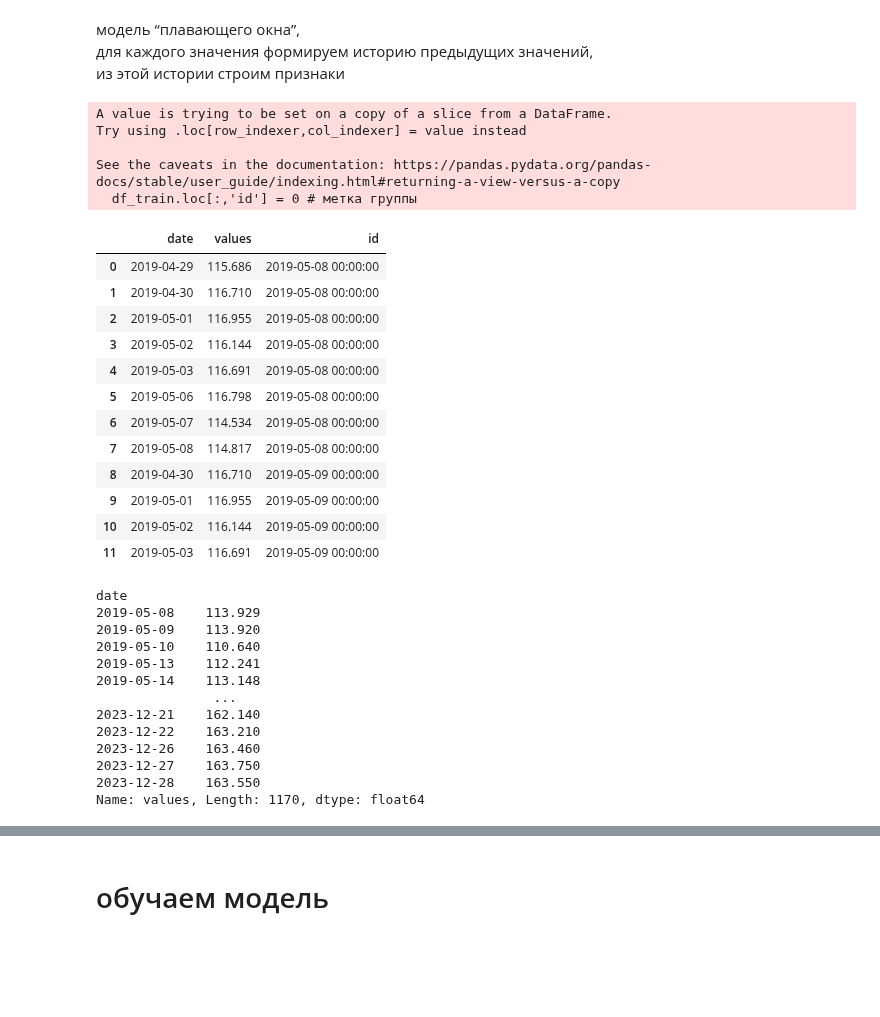
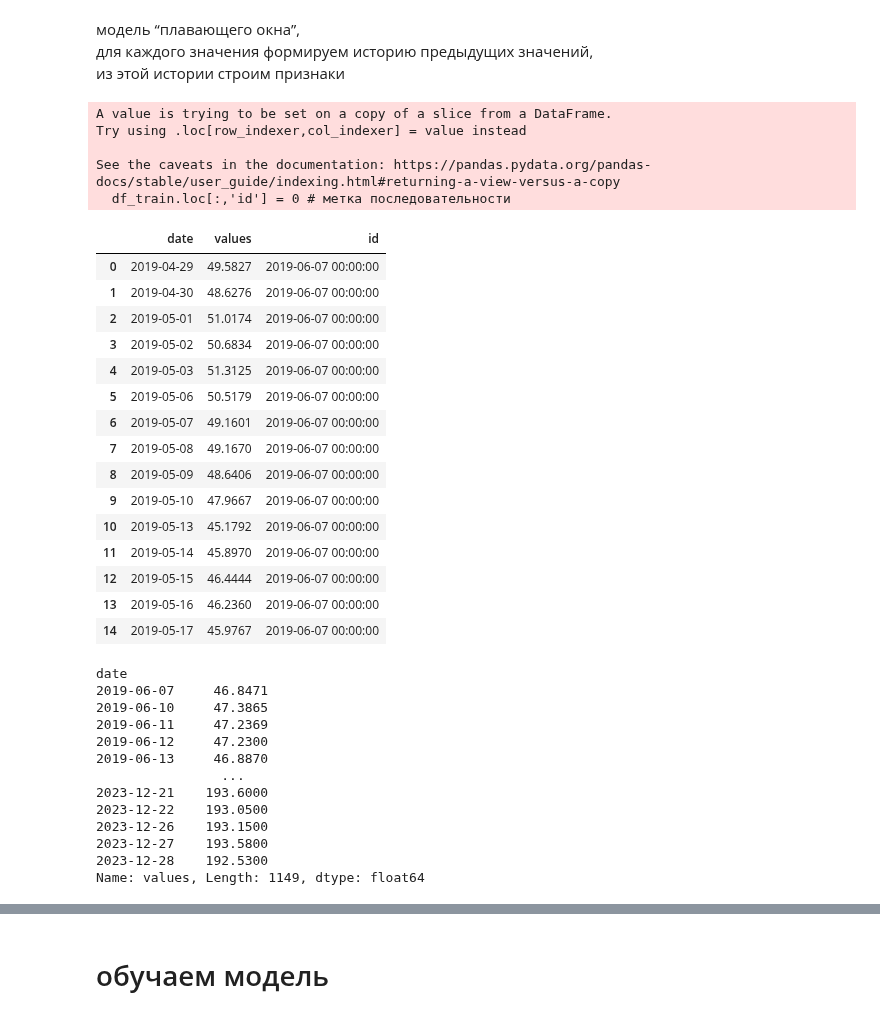
Before and after one commit to mechanoid5/ml_lectorium_2024_I, a Jupyter notebook: examples/22-time-series/03-regr-fet.ipynb, the cells around one changed output, grey strips where cells are left out. Drawn from its saved outputs; the diff is of its cells as text; code cells hidden in the pictures; blank space fills up the shorter version.

```diff
--- a/examples/22-time-series/03-regr-fet.ipynb
+++ b/examples/22-time-series/03-regr-fet.ipynb
@@ -28,11 +28,13 @@ import matplotlib.pyplot as plt
 # Data from Google Finance
 
 from pandas_datareader.data import DataReader
-# df = DataReader("AAPL", "stooq")
+df = DataReader("AAPL", "stooq")
 # df = DataReader("GS", "stooq")
-df = DataReader("IBM", 'stooq').reset_index()
-df = df[['Date','Close']].rename(columns={'Close':'values','Date':'date'})
+#df = DataReader("IBM", 'stooq')
+df = df.reset_index()[['Date','Close']].rename(columns={'Close':'values','Date':'date'})
 df = df.set_index('date').sort_index()
+
+# df = df['values'].rolling(window=7*4).mean().dropna().to_frame().sort_index()
 # %%
 # # monthly totals of a US airline passengers from 1949 to 1960
 # #
@@ -109,65 +125,69 @@ from tsfresh.utilities import dataframe_functions as F
 из этой истории строим признаки
 # %%
 # размер окна, по которому будем строить прогноз
-# window_size = 3 # месяцев
-window_size = 7 # дней
+history_deep = 7*4 # дней
 # %%
-df_train.loc[:,'id'] = 0 # метка группы
+# собираем последовательности значений размера history_deep
+df_train.loc[:,'id'] = 0 # метка последовательности
 df_train_roll = F.roll_time_series(
-        df_train.reset_index(),
+        df_train.reset_index().sort_values('date'),
         column_id='id',
         column_sort='date',
         #column_value='values',
-        min_timeshift=window_size,
-        max_timeshift=window_size,
+        min_timeshift=history_deep,
+        # max_timeshift=history_deep,
         # rolling_direction=1,
         # show_warnings=False,
         disable_progressbar=True,
         n_jobs=4,
     )
 
 # метка группы
 df_train_roll.loc[:,'id'] =  pd.to_datetime( df_train_roll['id'].str[1] )
 
+# выкидываем последнюю группу, она остаётся без target при сдвиге
 df_train_roll = df_train_roll[ df_train_roll['id']!= df_train_roll['id'].max() ]
 
-display( df_train_roll.head(12))
+display( df_train_roll.head(15))
 # %% [output]
 A value is trying to be set on a copy of a slice from a DataFrame.
 Try using .loc[row_indexer,col_indexer] = value instead
 
 See the caveats in the documentation: https://pandas.pydata.org/pandas-docs/stable/user_guide/indexing.html#returning-a-view-versus-a-copy
-  df_train.loc[:,'id'] = 0 # метка группы
+  df_train.loc[:,'id'] = 0 # метка последовательности
 |  | date | values | id |
-| 0 | 2019-04-29 | 115.686 | 2019-05-08 00:00:00 |
-| 1 | 2019-04-30 | 116.710 | 2019-05-08 00:00:00 |
-| 2 | 2019-05-01 | 116.955 | 2019-05-08 00:00:00 |
-| 3 | 2019-05-02 | 116.144 | 2019-05-08 00:00:00 |
-| 4 | 2019-05-03 | 116.691 | 2019-05-08 00:00:00 |
-| 5 | 2019-05-06 | 116.798 | 2019-05-08 00:00:00 |
-| 6 | 2019-05-07 | 114.534 | 2019-05-08 00:00:00 |
-| 7 | 2019-05-08 | 114.817 | 2019-05-08 00:00:00 |
-| 8 | 2019-04-30 | 116.710 | 2019-05-09 00:00:00 |
-| 9 | 2019-05-01 | 116.955 | 2019-05-09 00:00:00 |
-| 10 | 2019-05-02 | 116.144 | 2019-05-09 00:00:00 |
-| 11 | 2019-05-03 | 116.691 | 2019-05-09 00:00:00 |
+| 0 | 2019-04-29 | 49.5827 | 2019-06-07 00:00:00 |
+| 1 | 2019-04-30 | 48.6276 | 2019-06-07 00:00:00 |
+| 2 | 2019-05-01 | 51.0174 | 2019-06-07 00:00:00 |
+| 3 | 2019-05-02 | 50.6834 | 2019-06-07 00:00:00 |
+| 4 | 2019-05-03 | 51.3125 | 2019-06-07 00:00:00 |
+| 5 | 2019-05-06 | 50.5179 | 2019-06-07 00:00:00 |
+| 6 | 2019-05-07 | 49.1601 | 2019-06-07 00:00:00 |
+| 7 | 2019-05-08 | 49.1670 | 2019-06-07 00:00:00 |
+| 8 | 2019-05-09 | 48.6406 | 2019-06-07 00:00:00 |
+| 9 | 2019-05-10 | 47.9667 | 2019-06-07 00:00:00 |
+| 10 | 2019-05-13 | 45.1792 | 2019-06-07 00:00:00 |
+| 11 | 2019-05-14 | 45.8970 | 2019-06-07 00:00:00 |
+| 12 | 2019-05-15 | 46.4444 | 2019-06-07 00:00:00 |
+| 13 | 2019-05-16 | 46.2360 | 2019-06-07 00:00:00 |
+| 14 | 2019-05-17 | 45.9767 | 2019-06-07 00:00:00 |
 # %%
-target_train = df_train.iloc[window_size:]['values'].shift(-1).dropna()
+target_train = df_train.iloc[history_deep:]['values'].shift(-1).dropna()
 display(target_train)
 # %% [output]
 date
-2019-05-08    113.929
-2019-05-09    113.920
-2019-05-10    110.640
-2019-05-13    112.241
-2019-05-14    113.148
-               ...
-2023-12-21    162.140
-2023-12-22    163.210
-2023-12-26    163.460
-2023-12-27    163.750
-2023-12-28    163.550
-Name: values, Length: 1170, dtype: float64
+2019-06-07     46.8471
+2019-06-10     47.3865
+2019-06-11     47.2369
+2019-06-12     47.2300
+2019-06-13     46.8870
+                ...
+2023-12-21    193.6000
+2023-12-22    193.0500
+2023-12-26    193.1500
+2023-12-27    193.5800
+2023-12-28    192.5300
+Name: values, Length: 1149, dtype: float64
 # %%
 %%time
 
```
Also changed, not shown: parts of 19 cells of this notebook, 3 other files.
